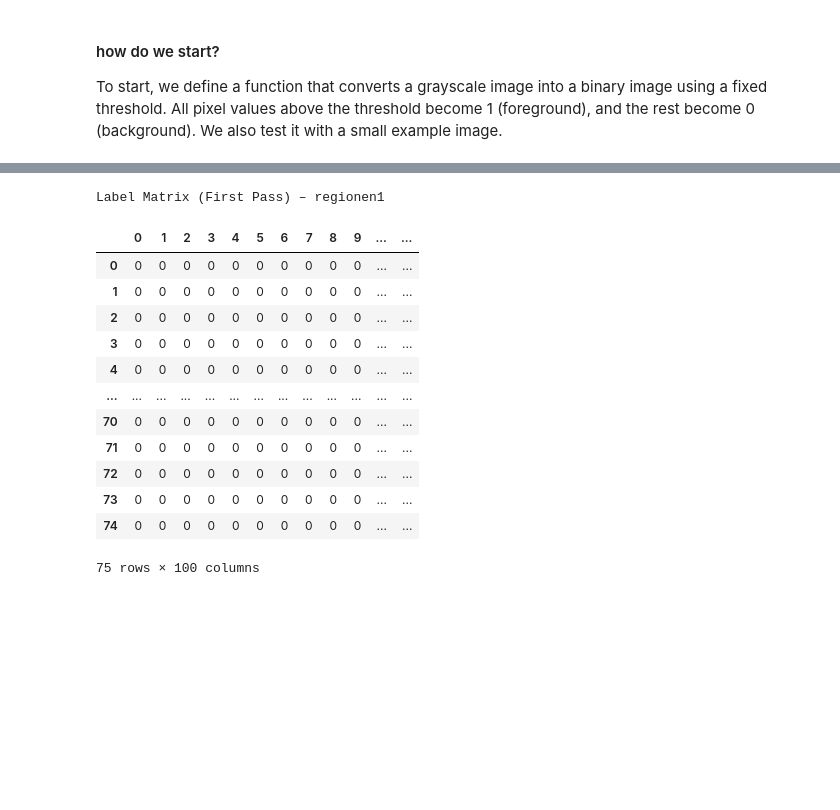
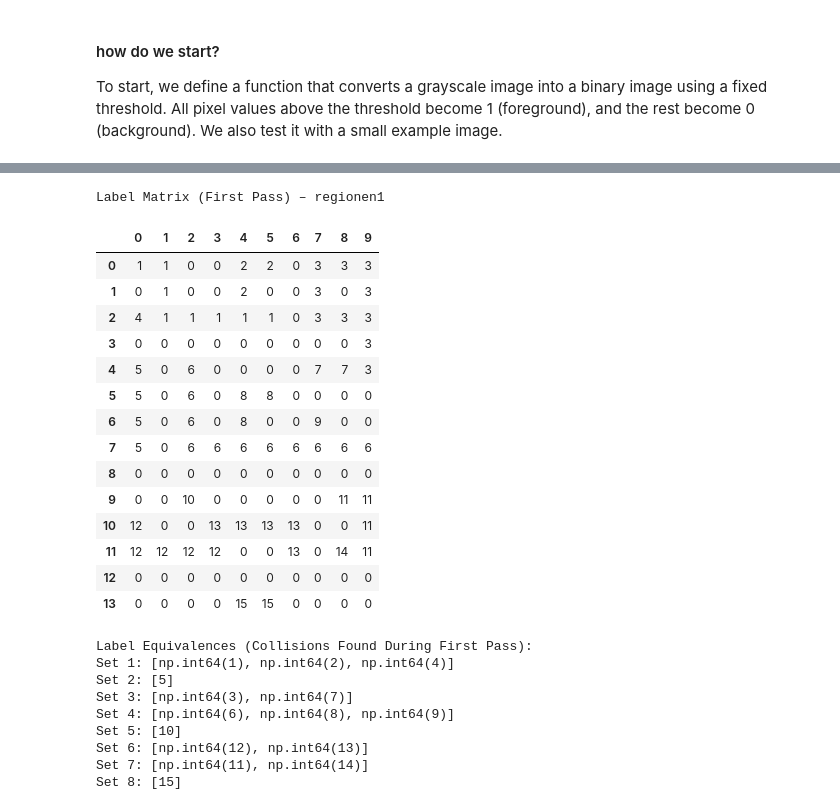
Before and after one commit to AhmedZ41/2DCV-Tasks, a Jupyter notebook: 7.Aufgabe/Aufgabe-7.ipynb, the cells around one changed output, grey strips where cells are left out. Cells and saved outputs as stored; diff of their text form; code cells hidden in the pictures; blank space fills up the shorter version.

```diff
--- a/7.Aufgabe/Aufgabe-7.ipynb
+++ b/7.Aufgabe/Aufgabe-7.ipynb
@@ -112,75 +145,98 @@ def first_pass(binary_image: np.ndarray):
         equivalences (list of sets): Cleaned list of merged equivalence sets.
     """
     height, width = binary_image.shape
+
+    # Initialize variables
     label_matrix = np.zeros((height, width), dtype=int)
     current_label = 1
-    equivalences = []
+    equivalences = []  # List of sets to store label collisions
 
     for y in range(height):
         for x in range(width):
             if binary_image[y, x] == 0:
-                continue
+                continue  # Skip background pixels
 
             neighbors = []
 
+            # Check top neighbor
             if y > 0 and label_matrix[y - 1, x] > 0:
                 neighbors.append(label_matrix[y - 1, x])
+            # Check left neighbor
             if x > 0 and label_matrix[y, x - 1] > 0:
                 neighbors.append(label_matrix[y, x - 1])
 
             if not neighbors:
+                # No labeled neighbors -> assign new label
                 label_matrix[y, x] = current_label
                 equivalences.append(set([current_label]))
                 current_label += 1
             else:
+                # At least one neighbor -> use the smallest label
                 min_label = min(neighbors)
                 label_matrix[y, x] = min_label
 
+                # Handle collisions if multiple labels are found
                 for lbl in neighbors:
                     if lbl != min_label:
-                        # Merge sets if they intersect
-                        merged = False
+                        # Prepare a new set containing both labels
                         new_set = set([min_label, lbl])
                         to_merge = []
 
+                        # Find all sets that overlap with this one
                         for eq_set in equivalences:
                             if not eq_set.isdisjoint(new_set):
                                 new_set.update(eq_set)
                                 to_merge.append(eq_set)
 
-                        # Remove merged sets
+                        # Remove old sets and add the merged one
                         for eq_set in to_merge:
                             equivalences.remove(eq_set)
-
-                        # Add the merged result
                         equivalences.append(new_set)
 
     return label_matrix, equivalences
 # %%
-binary_image1 = binarize_image(image2_np, threshold=128)
-
 # Apply first pass to the binarized image
 label_matrix1, equivalences1 = first_pass(binary_image)
 
 # Display the label matrix
 df = pd.DataFrame(label_matrix1)
 print("Label Matrix (First Pass) – regionen1")
 display(df)
+
+# Display equivalences
+print("Label Equivalences (Collisions Found During First Pass):")
+
+if not equivalences1:
+    print("No collisions were found.")
+else:
+    for i, eq_set in enumerate(equivalences1):
+        print(f"Set {i+1}: {sorted(eq_set)}")
 # %% [output]
 Label Matrix (First Pass) – regionen1
-|  | 0 | 1 | 2 | 3 | 4 | 5 | 6 | 7 | 8 | 9 | ... | ... |
-| 0 | 0 | 0 | 0 | 0 | 0 | 0 | 0 | 0 | 0 | 0 | ... | ... |
-| 1 | 0 | 0 | 0 | 0 | 0 | 0 | 0 | 0 | 0 | 0 | ... | ... |
-| 2 | 0 | 0 | 0 | 0 | 0 | 0 | 0 | 0 | 0 | 0 | ... | ... |
-| 3 | 0 | 0 | 0 | 0 | 0 | 0 | 0 | 0 | 0 | 0 | ... | ... |
-| 4 | 0 | 0 | 0 | 0 | 0 | 0 | 0 | 0 | 0 | 0 | ... | ... |
-| ... | ... | ... | ... | ... | ... | ... | ... | ... | ... | ... | ... | ... |
-| 70 | 0 | 0 | 0 | 0 | 0 | 0 | 0 | 0 | 0 | 0 | ... | ... |
-| 71 | 0 | 0 | 0 | 0 | 0 | 0 | 0 | 0 | 0 | 0 | ... | ... |
-| 72 | 0 | 0 | 0 | 0 | 0 | 0 | 0 | 0 | 0 | 0 | ... | ... |
-| 73 | 0 | 0 | 0 | 0 | 0 | 0 | 0 | 0 | 0 | 0 | ... | ... |
-| 74 | 0 | 0 | 0 | 0 | 0 | 0 | 0 | 0 | 0 | 0 | ... | ... |
+|  | 0 | 1 | 2 | 3 | 4 | 5 | 6 | 7 | 8 | 9 |
+| 0 | 1 | 1 | 0 | 0 | 2 | 2 | 0 | 3 | 3 | 3 |
+| 1 | 0 | 1 | 0 | 0 | 2 | 0 | 0 | 3 | 0 | 3 |
+| 2 | 4 | 1 | 1 | 1 | 1 | 1 | 0 | 3 | 3 | 3 |
+| 3 | 0 | 0 | 0 | 0 | 0 | 0 | 0 | 0 | 0 | 3 |
+| 4 | 5 | 0 | 6 | 0 | 0 | 0 | 0 | 7 | 7 | 3 |
+| 5 | 5 | 0 | 6 | 0 | 8 | 8 | 0 | 0 | 0 | 0 |
+| 6 | 5 | 0 | 6 | 0 | 8 | 0 | 0 | 9 | 0 | 0 |
+| 7 | 5 | 0 | 6 | 6 | 6 | 6 | 6 | 6 | 6 | 6 |
+| 8 | 0 | 0 | 0 | 0 | 0 | 0 | 0 | 0 | 0 | 0 |
+| 9 | 0 | 0 | 10 | 0 | 0 | 0 | 0 | 0 | 11 | 11 |
+| 10 | 12 | 0 | 0 | 13 | 13 | 13 | 13 | 0 | 0 | 11 |
+| 11 | 12 | 12 | 12 | 12 | 0 | 0 | 13 | 0 | 14 | 11 |
+| 12 | 0 | 0 | 0 | 0 | 0 | 0 | 0 | 0 | 0 | 0 |
+| 13 | 0 | 0 | 0 | 0 | 15 | 15 | 0 | 0 | 0 | 0 |
-75 rows × 100 columns
+Label Equivalences (Collisions Found During First Pass):
+Set 1: [np.int64(1), np.int64(2), np.int64(4)]
+Set 2: [5]
+Set 3: [np.int64(3), np.int64(7)]
+Set 4: [np.int64(6), np.int64(8), np.int64(9)]
+Set 5: [10]
+Set 6: [np.int64(12), np.int64(13)]
+Set 7: [np.int64(11), np.int64(14)]
+Set 8: [15]
 # %%
 def second_pass(label_matrix: np.ndarray, equivalences: list[set]) -> np.ndarray:
     """
```
Also changed, not shown: parts of 26 cells of this notebook, 4 other files.
